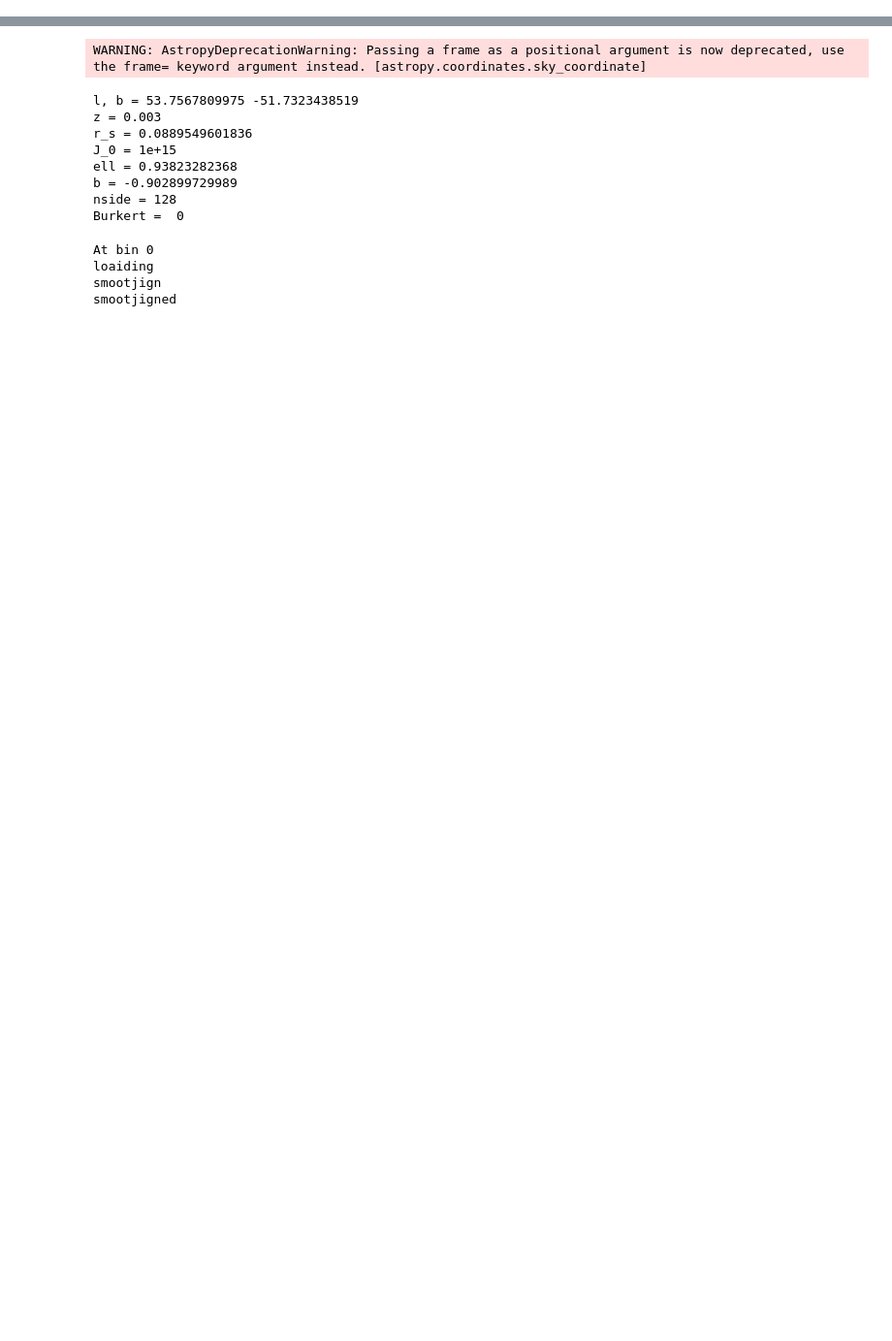
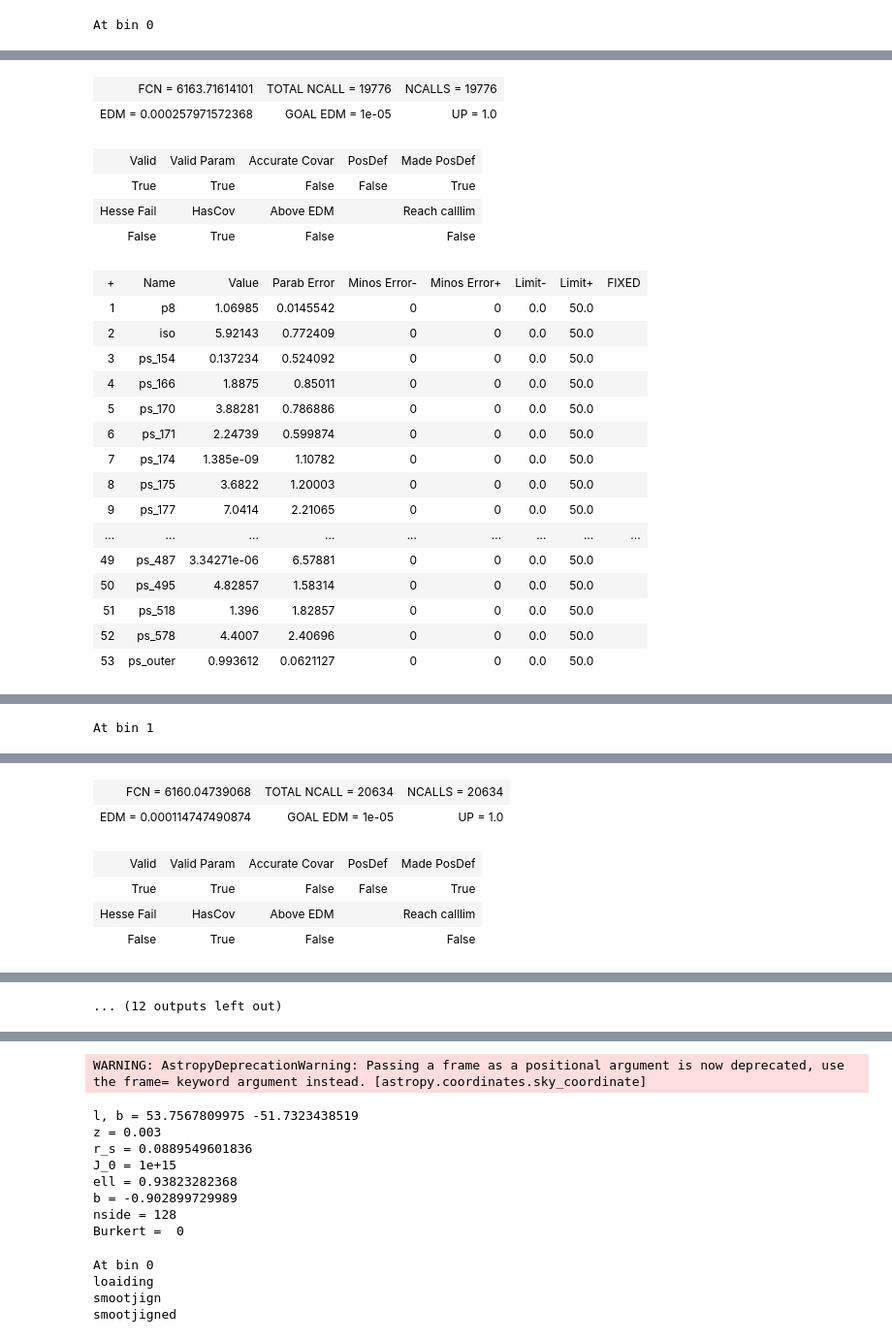
Before and after one commit to jeansom/DM-Catalog-Scan, a Jupyter notebook: Scan-Small-ROI/notebooks/debugging.ipynb, the cells around one changed output, grey strips where cells are left out. Shown at 97% size. Saved outputs shown, nothing was run; the diff lists cells and outputs as text; code cells hidden in the pictures; blank space fills up the shorter version.

Commit message:
Data runs

```diff
--- a/Scan-Small-ROI/notebooks/debugging.ipynb
+++ b/Scan-Small-ROI/notebooks/debugging.ipynb
@@ -122,0 +113,18 @@ smootjigned
+# %%
+sc =Scan(perform_scan=1,
+    perform_postprocessing=0,
+    imc=-1,
+    diff='p8',
+    iobj=0,
+    Asimov=0,
+    float_ps_together=0,
+    noJprof=0,
+    floatDM=1,
+    verbose=1,
+    emin=0,
+     emax=3,
+     load_dir='/tigress/bsafdi/github/NPTF-working/NPTF-ID-Catalog/SimpleScan/data/debugging_together//',
+    save_dir='/tigress/bsafdi/github/NPTF-working/NPTF-ID-Catalog/SimpleScan/data/debugging_together///',
+    mc_dm=-1)
+# %% [output]
+At bin 0
@@ -122,0 +132,22 @@ smootjigned
+| FCN = 6163.71614101 | TOTAL NCALL = 19776 | NCALLS = 19776 |
+| EDM = 0.000257971572368 | GOAL EDM = 1e-05 | UP = 1.0 |
+| Valid | Valid Param | Accurate Covar | PosDef | Made PosDef |
+| True | True | False | False | True |
+| Hesse Fail | HasCov | Above EDM |  | Reach calllim |
+| False | True | False |  | False |
+| + | Name | Value | Parab Error | Minos Error- | Minos Error+ | Limit- | Limit+ | FIXED |
+| 1 | p8 | 1.06985 | 0.0145542 | 0 | 0 | 0.0 | 50.0 |  |
+| 2 | iso | 5.92143 | 0.772409 | 0 | 0 | 0.0 | 50.0 |  |
+| 3 | ps_154 | 0.137234 | 0.524092 | 0 | 0 | 0.0 | 50.0 |  |
+| 4 | ps_166 | 1.8875 | 0.85011 | 0 | 0 | 0.0 | 50.0 |  |
+| 5 | ps_170 | 3.88281 | 0.786886 | 0 | 0 | 0.0 | 50.0 |  |
+| 6 | ps_171 | 2.24739 | 0.599874 | 0 | 0 | 0.0 | 50.0 |  |
+| 7 | ps_174 | 1.385e-09 | 1.10782 | 0 | 0 | 0.0 | 50.0 |  |
+| 8 | ps_175 | 3.6822 | 1.20003 | 0 | 0 | 0.0 | 50.0 |  |
+| 9 | ps_177 | 7.0414 | 2.21065 | 0 | 0 | 0.0 | 50.0 |  |
+| ... | ... | ... | ... | ... | ... | ... | ... | ... |
+| 49 | ps_487 | 3.34271e-06 | 6.57881 | 0 | 0 | 0.0 | 50.0 |  |
+| 50 | ps_495 | 4.82857 | 1.58314 | 0 | 0 | 0.0 | 50.0 |  |
+| 51 | ps_518 | 1.396 | 1.82857 | 0 | 0 | 0.0 | 50.0 |  |
+| 52 | ps_578 | 4.4007 | 2.40696 | 0 | 0 | 0.0 | 50.0 |  |
+| 53 | ps_outer | 0.993612 | 0.0621127 | 0 | 0 | 0.0 | 50.0 |  |
@@ -122,0 +155 @@ smootjigned
+At bin 1
@@ -122,0 +157,6 @@ smootjigned
+| FCN = 6160.04739068 | TOTAL NCALL = 20634 | NCALLS = 20634 |
+| EDM = 0.000114747490874 | GOAL EDM = 1e-05 | UP = 1.0 |
+| Valid | Valid Param | Accurate Covar | PosDef | Made PosDef |
+| True | True | False | False | True |
+| Hesse Fail | HasCov | Above EDM |  | Reach calllim |
+| False | True | False |  | False |
@@ -122,0 +180 @@ smootjigned
+... (12 outputs left out)
```
Also changed, not shown: parts of 5 cells of this notebook, 22 other files.
